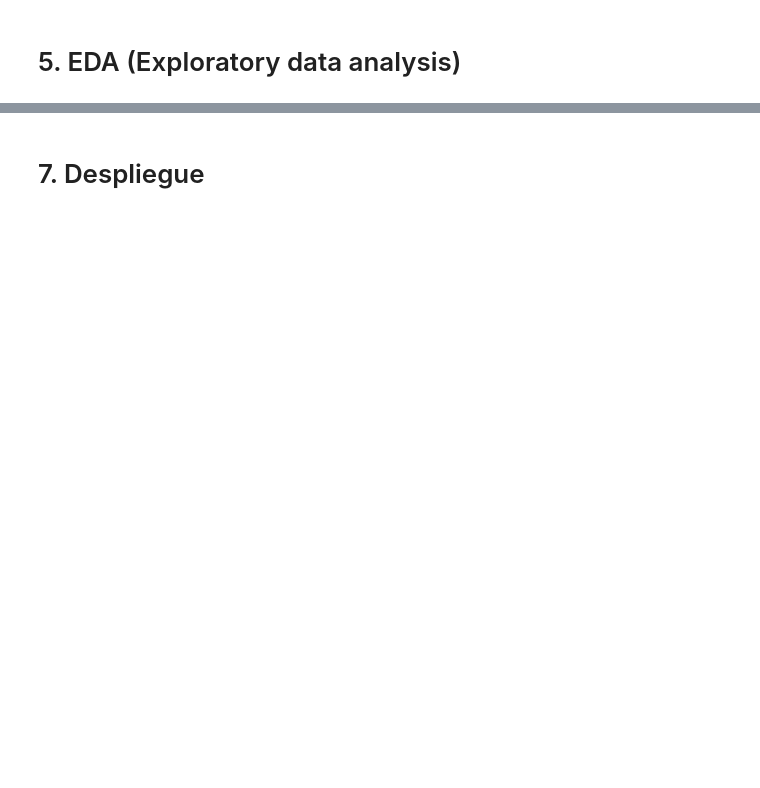
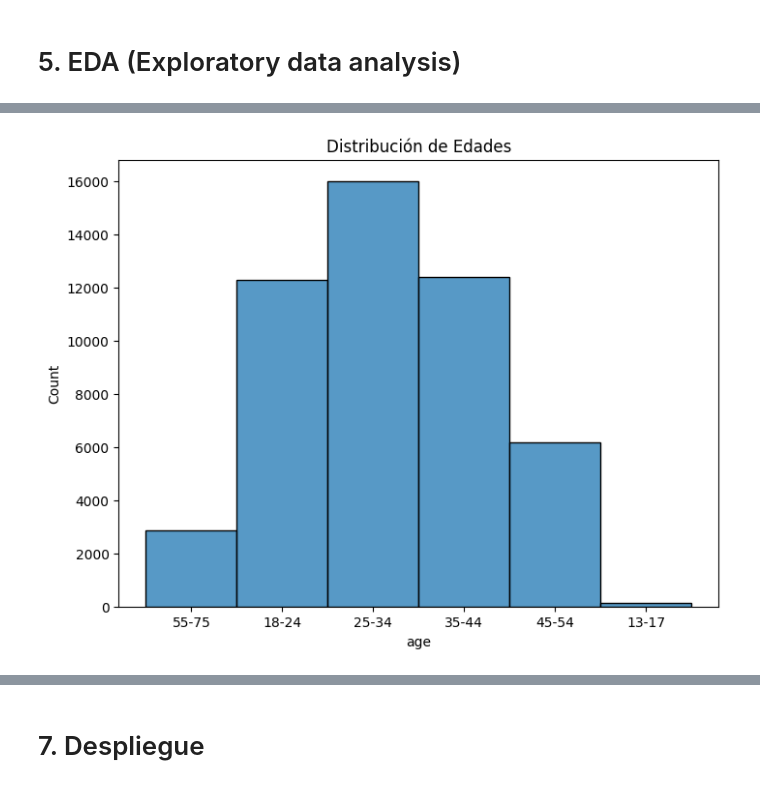
Before and after one commit to fevc08/final_project_4geek, a Jupyter notebook: src/explore.ipynb, the cells around one changed output, grey strips where cells are left out. Saved outputs shown, nothing was run; the diff lists cells and outputs as text; code cells hidden in the pictures; blank space fills up the shorter version.

```diff
--- a/src/explore.ipynb
+++ b/src/explore.ipynb
@@ -398,0 +683,8 @@ conn.close()
+# %%
+# Histograma de edades
+plt.figure(figsize=(8, 6))
+sns.histplot(pairing_df['age'].dropna())
+plt.title('Distribución de Edades')
+plt.show()
+# %% [output]
+[figure, added]
```
Also changed, not shown: parts of 76 cells of this notebook, 11 other files.
